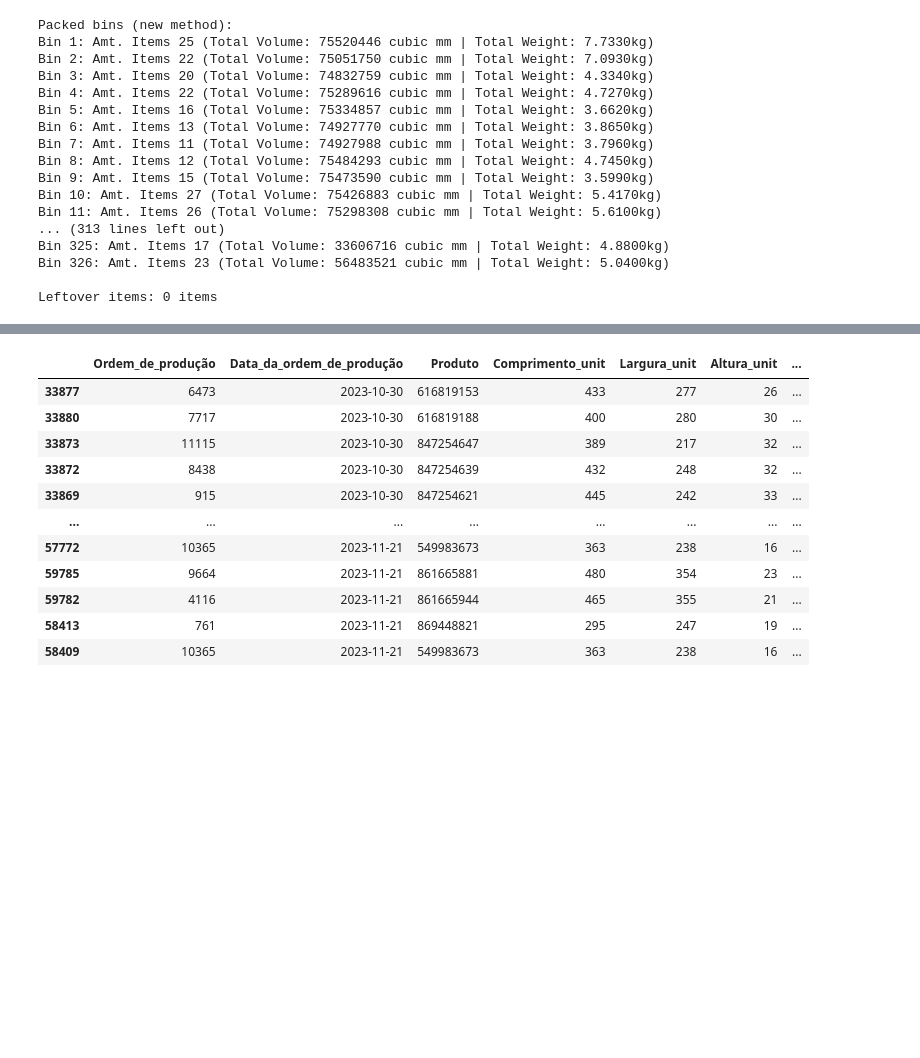
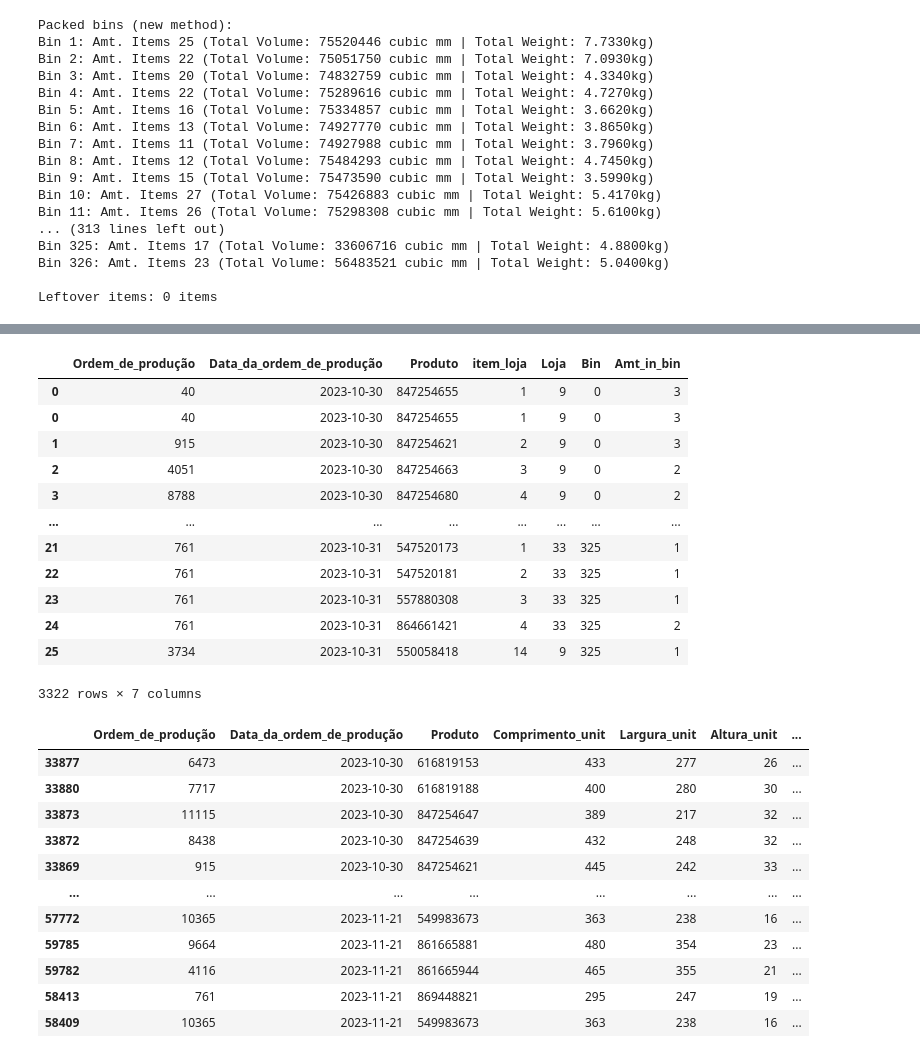
Before and after one commit to CandaPin/Resolucao_Problemas, a Jupyter notebook: 02-Notebook/03-eb-FirstFitDecreasing.ipynb, the cells around one changed output, grey strips where cells are left out. Drawn from its saved outputs; the diff is of its cells as text; code cells hidden in the pictures; blank space fills up the shorter version.

Commit message:
Postprocess method to display results in a different fashion.

```diff
--- a/02-Notebook/03-eb-FirstFitDecreasing.ipynb
+++ b/02-Notebook/03-eb-FirstFitDecreasing.ipynb
@@ -199,6 +208,11 @@ def first_fit_decreasing(df, bin_restrictions, route_restrictions):
                     break
 
     return bins, leftover_items
+# %%
+def add_item_loja_column(df):
+    # Group by 'Loja' and 'Produto' and use cumcount to assign a sequential number starting from 1
+    df['item_loja'] = df.groupby(['Loja']).cumcount() + 1
+    return df
 # %%
 df_caixas_padrao
 # %% [output]
@@ -209,6 +223,9 @@ df_caixas_padrao
 bin_capacity_vol = 75538008
 bin_capacity_weight = 23
 bin_item_limit = 512
+backlog = df.copy()
+backlog = backlog.reset_index(drop=True)
+backlog = add_item_loja_column(backlog)
 packed_bins, leftovers = first_fit_decreasing(df, bin_restrictions=df_caixas_padrao, route_restrictions=df_routes)
 print("Packed bins (new method):")
 for i, bin in enumerate(packed_bins):
@@ -233,3 +250,22 @@ Bin 325: Amt. Items 17 (Total Volume: 33606716 cubic mm | Total Weight: 4.8800kg
 Bin 326: Amt. Items 23 (Total Volume: 56483521 cubic mm | Total Weight: 5.0400kg)
 
 Leftover items: 0 items
+# %%
+import pandas as pd
+
+def postprocess_bins(bins, backlog_df):
+    # Initialize a list to store the rows for the final DataFrame
+    rows = []
+
+    # Iterate over the bins to extract item information
+    for bin_index, bin in enumerate(bins):
+        for item_index in bin['Items']:
+            item = backlog_df.loc[item_index].copy()
+            item['Bin'] = bin_index  # Add the bin index
+            item['Amt_in_bin'] = item['Peças']  # Add the amount in the bin
+            rows.append(item)
+
+    # Create a DataFrame from the rows
+    result_df = pd.DataFrame(rows)
+
+    return result_df
@@ -236,3 +292,22 @@ Leftover items: 0 items
+# %%
+result_df = postprocess_bins(packed_bins, backlog)
+
+# Print the resulting DataFrame
+result_df[['Ordem_de_produção', 'Data_da_ordem_de_produção', 'Produto', 'item_loja', 'Loja', 'Bin', 'Amt_in_bin']]
+# %% [output]
+|  | Ordem_de_produção | Data_da_ordem_de_produção | Produto | item_loja | Loja | Bin | Amt_in_bin |
+| 0 | 40 | 2023-10-30 | 847254655 | 1 | 9 | 0 | 3 |
+| 0 | 40 | 2023-10-30 | 847254655 | 1 | 9 | 0 | 3 |
+| 1 | 915 | 2023-10-30 | 847254621 | 2 | 9 | 0 | 3 |
+| 2 | 4051 | 2023-10-30 | 847254663 | 3 | 9 | 0 | 2 |
+| 3 | 8788 | 2023-10-30 | 847254680 | 4 | 9 | 0 | 2 |
+| ... | ... | ... | ... | ... | ... | ... | ... |
+| 21 | 761 | 2023-10-31 | 547520173 | 1 | 33 | 325 | 1 |
+| 22 | 761 | 2023-10-31 | 547520181 | 2 | 33 | 325 | 1 |
+| 23 | 761 | 2023-10-31 | 557880308 | 3 | 33 | 325 | 1 |
+| 24 | 761 | 2023-10-31 | 864661421 | 4 | 33 | 325 | 2 |
+| 25 | 3734 | 2023-10-31 | 550058418 | 14 | 9 | 325 | 1 |
+3322 rows × 7 columns
 # %%
 df_sorted = df.copy()
 df_sorted['Inv_Volume_total'] = (1 / df_sorted['Volume_total']).replace(np.inf, 0)
```
Also changed, not shown: parts of 2 cells of this notebook.
